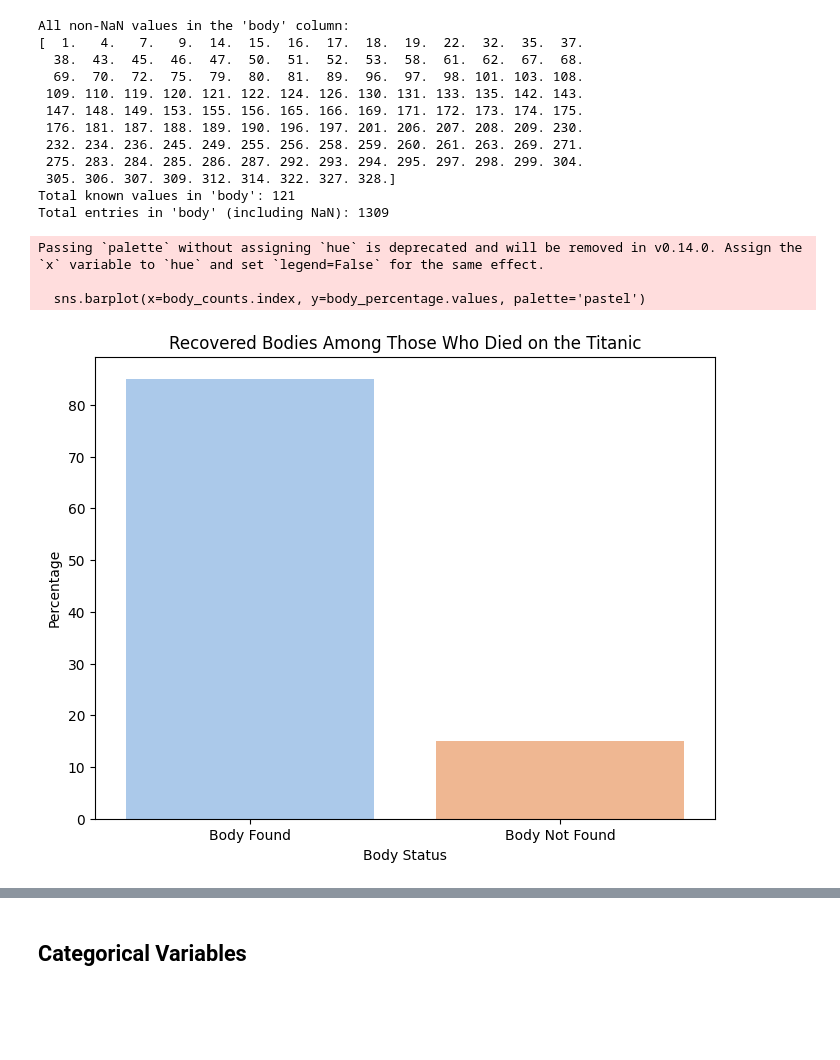
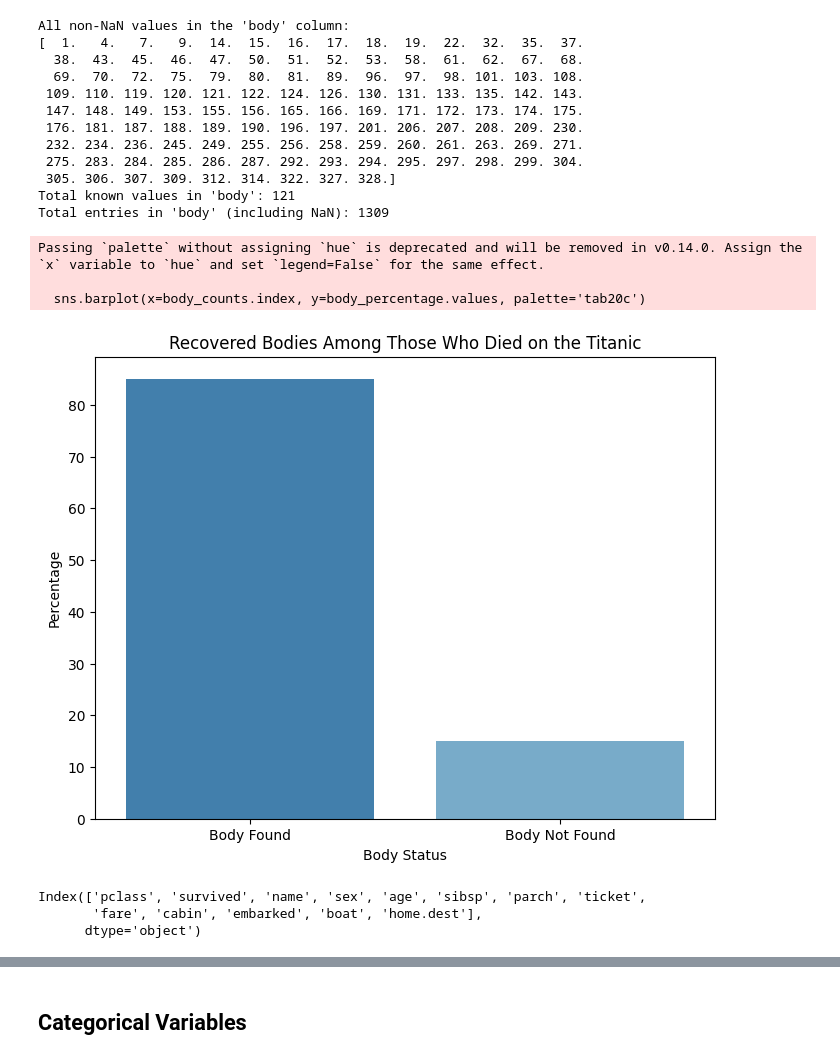
Before and after one commit to catebros/ML-fundamentals-2025, a Jupyter notebook: assignment_1_caterinamaria_barberoros[_barberoros].ipynb, the cells around one changed output, grey strips where cells are left out. Drawn from its saved outputs; the diff is of its cells as text; code cells hidden in the pictures; blank space fills up the shorter version.

```diff
--- a/assignment_1_caterinamaria_barberoros[_barberoros].ipynb
+++ b/assignment_1_caterinamaria_barberoros[_barberoros].ipynb
@@ -409,19 +409,26 @@ Total entries in 'body' (including NaN): 1309
 # %%
 died = df[df['survived'] == 0]
 
 body_counts = died['body'].notna().value_counts()
 body_counts.index = ['Body Found', 'Body Not Found']
 
 body_percentage = (body_counts / body_counts.sum()) * 100
 
 plt.figure(figsize=(8, 6))
-sns.barplot(x=body_counts.index, y=body_percentage.values, palette='pastel')
+sns.barplot(x=body_counts.index, y=body_percentage.values, palette='tab20c')
 plt.title('Recovered Bodies Among Those Who Died on the Titanic')
 plt.ylabel('Percentage')
 plt.xlabel('Body Status')
 plt.show()
 # %% [output]
 Passing `palette` without assigning `hue` is deprecated and will be removed in v0.14.0. Assign the `x` variable to `hue` and set `legend=False` for the same effect.
 
-  sns.barplot(x=body_counts.index, y=body_percentage.values, palette='pastel')
+  sns.barplot(x=body_counts.index, y=body_percentage.values, palette='tab20c')
-[figure, old version]
+[figure, new version]
+# %%
+df = df.drop(columns=['body'])
+print(df.columns)
+# %% [output]
+Index(['pclass', 'survived', 'name', 'sex', 'age', 'sibsp', 'parch', 'ticket',
+       'fare', 'cabin', 'embarked', 'boat', 'home.dest'],
+      dtype='object')
```
Also changed, not shown: parts of 90 cells of this notebook, 1 other file.
